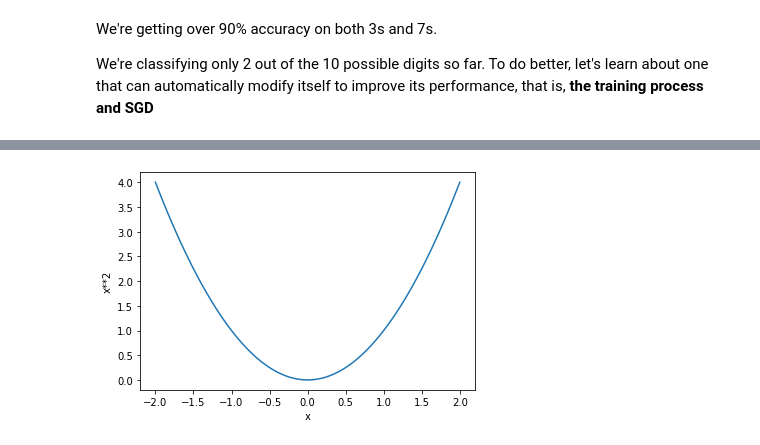
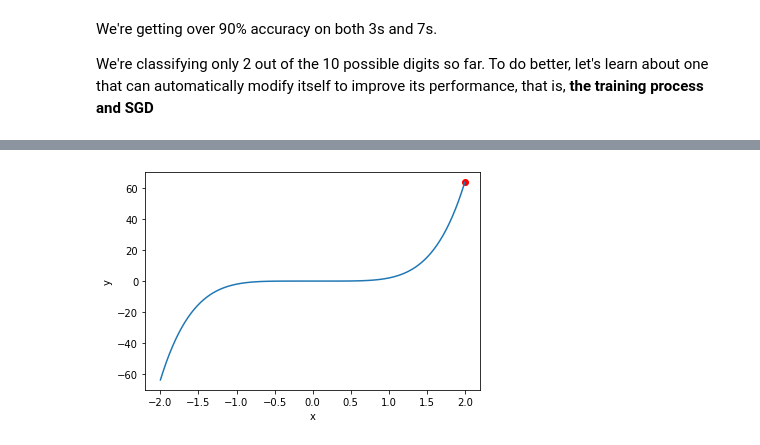
Before and after one commit to ttcielott/Deep-Learning-with-PyTorch, a Jupyter notebook: Chapter4_Under_the_hood.ipynb, the cells around one changed output, grey strips where cells are left out. Drawn from its saved outputs; the diff is of its cells as text; code cells hidden in the pictures.

```diff
--- a/Chapter4_Under_the_hood.ipynb
+++ b/Chapter4_Under_the_hood.ipynb
@@ -519,2 +572,2 @@ We want to find the specific values for the vector *w* that causes the result of
 # %%
-def f(x): return x**2
+def f(x): return 2*x**5
@@ -529,5 +574,7 @@ def plot_function(f, tx=None, ty=None, title=None, min=-2, max=2, figsize=(6,4))
 # %%
-plot_function(f, tx= 'x', ty ='x**2')
+plot_function(f, tx = 'x', ty = 'y')
+plt.scatter(2, f(2), color = 'red')
+plt.show()
 # %% [output]
-[figure, old version]
+[figure, new version]
 # %%
```
Also changed, not shown: parts of 23 cells of this notebook.
